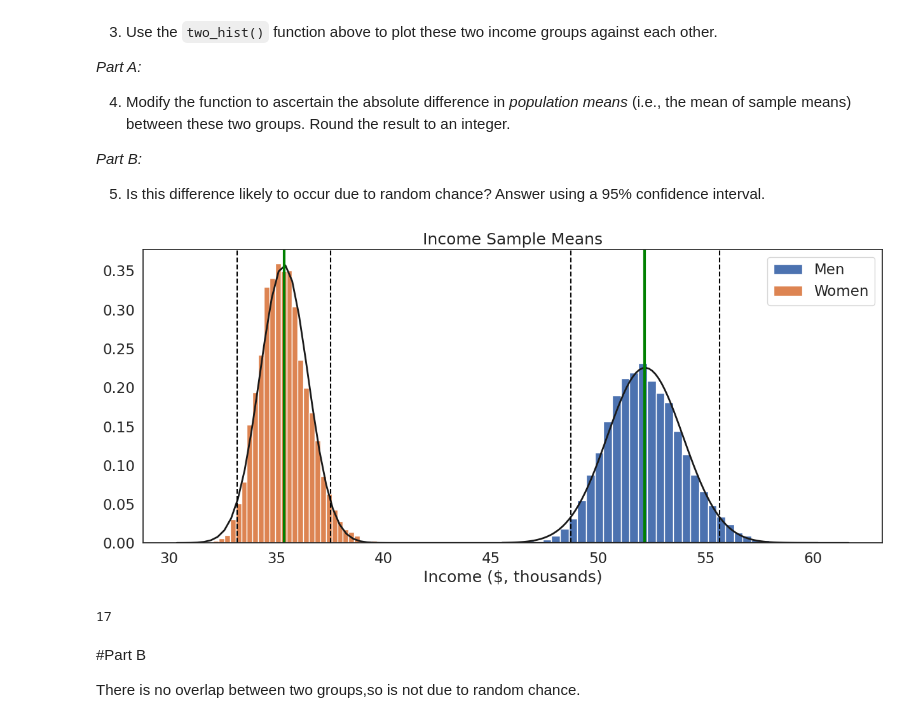
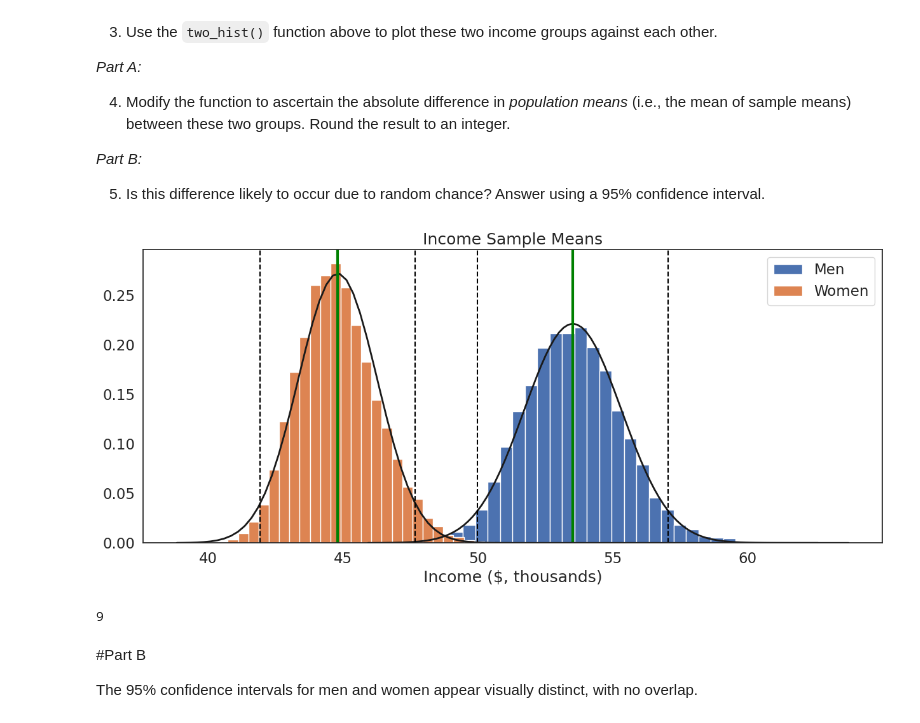
Before and after one commit to Valerie0518/QM2, a Jupyter notebook: “W5_Distributions_and_Basic_Statistics_ipynb”的副本.ipynb, the cells around one changed output. Cells and saved outputs as stored; diff of their text form; code cells hidden in the pictures.

```diff
--- a/“W5_Distributions_and_Basic_Statistics_ipynb”的副本.ipynb
+++ b/“W5_Distributions_and_Basic_Statistics_ipynb”的副本.ipynb
@@ -582,10 +582,8 @@ df=pd.read_csv('https://storage.googleapis.com/qm2/wk7/cps.csv')
 df['income']=df['incwage']/1000
 
 df.dtypes
-#restricts the census data to just white men who have completed highschool (and only highschool).
-men=df[(df['sex']==1) & (df['race']==1) & (df['age']>=16) & (df['sch']>=9)]['income']
-#Do the same for hispanic women with a Bachelor's degree (and only a Bachelor's).
-women=df[(df['sex']==2) & (df['race']==3) & (df['age']>=18) & (df['sch']>=13)]['income']
+men=df[(df['sex']==1) & (df['race']==1) & (df['sch']>=12)]['income']
+women=df[(df['sex']==2) & (df['race']==3) & (df['sch']>=16)]['income']
 
 
 #Use the two_hist() function above to plot these two income groups against each other.
@@ -600,34 +598,34 @@ def two_hist(groups,group_labs,xlab, title): # define a function called two_hist
 			sample_means=[] # create an empty list to store sample means
 			iterations=10000 # set the number of iterations equal to 10,000
 
 			for i in range(0,iterations): # loop through the number of iterations
 				sample=var.sample(sample_size, replace=True) # draw a sample of the size specified by the "sample_size" parameter
 				sample_mean=sample.mean() # calculate the mean of the sample
 				sample_means.append(sample_mean) # append the sample mean to the list of sample means
 
 			plt.hist(sample_means, bins=int(iterations/300),edgecolor='white',density=True, label=group_labs[it])  # plot a histogram of the sample means
 			mu, se = norm.fit(sample_means) # fit a normal distribution to the data
 			xmin, xmax = plt.xlim() # set the x-axis limits
 			x = np.linspace(xmin, xmax, 100) # create a range of values from the minimum to the maximum x-axis value
 			p = norm.pdf(x, mu, se) # calculate the probability density function for the normal distribution
 
 			mean=var.mean() # calculate the mean of the variable
 			lower_ci=mu-se*1.96 # calculate the lower bound of the 95% confidence interval
 			upper_ci=mu+se*1.96 # calculate the upper bound of the 95% confidence interval
 
 			plt.plot(x, p, 'k', linewidth=2) # plot the normal distribution
 			plt.xlabel(xlab) # add an x-axis label
 			plt.title(title) # add a title
 			plt.axvline(mean, color='green', linestyle='solid', linewidth=3) # add a vertical line at the mean of the variable
 			plt.axvline(lower_ci, color='black', linestyle='dashed', linewidth=1.5) # add a vertical line at the mean minus 2 standard deviations
 			plt.axvline(upper_ci, color='black', linestyle='dashed', linewidth=1.5) # add a vertical line at the mean plus 2 standard deviations
 			plt.legend() # add a legend
 
 		plt.show()  # show the plot
 
 two_hist([men,women],['Men','Women'],'Income ($, thousands)', "Income Sample Means")
 # %% [output]
-[figure, old version]
+[figure, new version]
 # %%
 #Part A
 #Modify the function to ascertain the absolute difference in population means
@@ -636,8 +634,8 @@ women_mean= women.mean()
 #Round the result to an integer.
 round(men_mean-women_mean)
 # %% [output]
-17
+9
-# %% [markdown]
-#Part B
-
-There is no overlap between two groups,so is not due to random chance.
+# %% [markdown]
+#Part B
+
+The 95% confidence intervals for men and women appear visually distinct, with no overlap.
```
